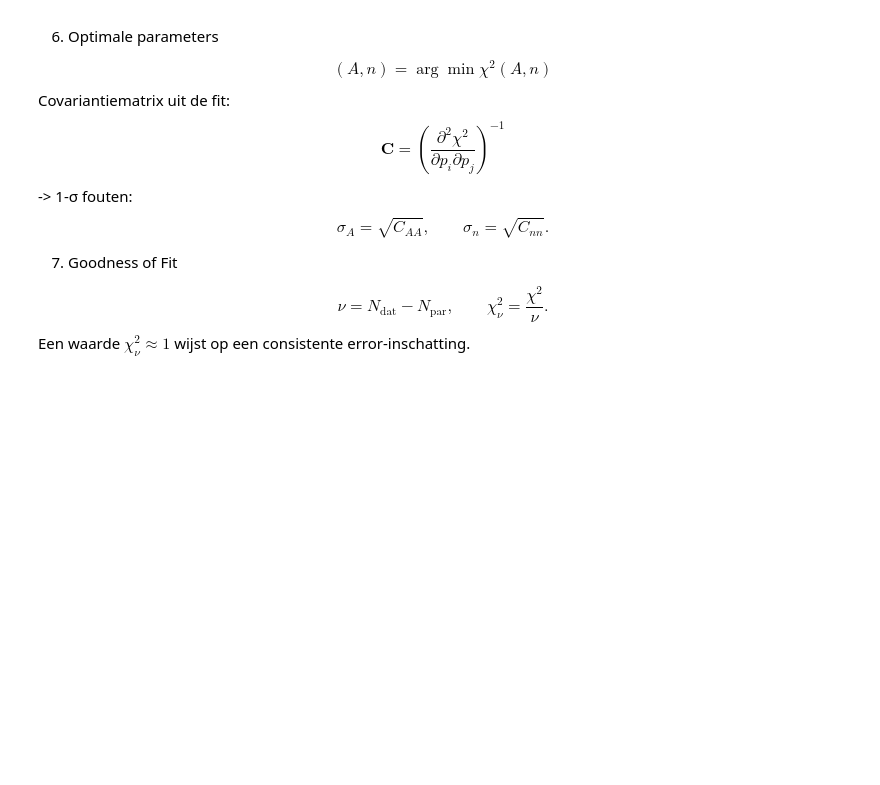
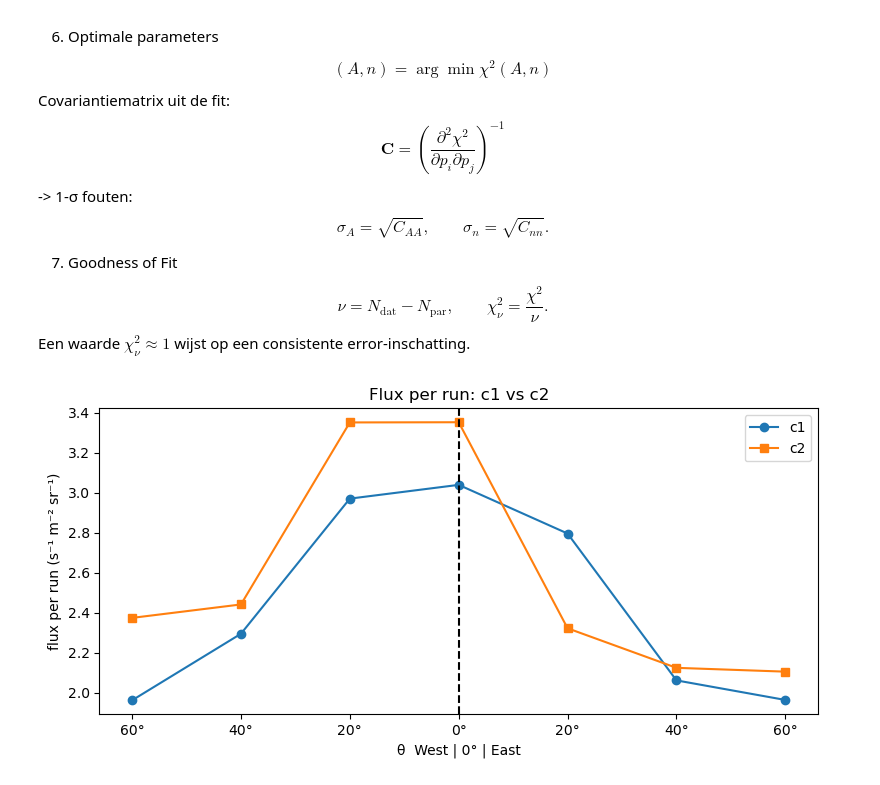
Before and after one commit to sude-larabildirici/2025-Projects_Team-4-Measurement-of-the-Asymmetry-of-the-Cosmic-Muon-Flux, a Jupyter notebook: muon_detector_data_analyse.ipynb, the cells around one changed output. Saved outputs shown, nothing was run; the diff lists cells and outputs as text; code cells hidden in the pictures; blank space fills up the shorter version.

```diff
--- a/muon_detector_data_analyse.ipynb
+++ b/muon_detector_data_analyse.ipynb
@@ -221,3 +242,43 @@ $$
 $$
 Een waarde $\chi^{2}_{\nu}\!\approx 1$ wijst op een consistente
 error‐inschatting.
+# %%
+c1_x, c1_y, c2_x, c2_y = [], [], [], []
+
+for fname in files:
+    if not pathlib.Path(fname).exists():
+        continue
+    parts = fname.split("_")
+    angle = int(parts[1])
+    side  = "E" if "E" in parts else "W" if "W" in parts else "E"
+    pos   = angle if side == "E" else -angle
+
+    header = pd.read_csv(fname, nrows=1)
+    N = int(header["Total coincidences"][0])
+    t = float(header["Total runtime (s)"][0])
+    area  = get_area(angle)
+    solid = get_solid_angle(angle)
+    flux  = N / (t * area * solid)
+
+    if "c1" in fname:
+        c1_x.append(pos); c1_y.append(flux)
+    elif "c2" in fname:
+        c2_x.append(pos); c2_y.append(flux)
+
+c1_order = np.argsort(c1_x)
+c2_order = np.argsort(c2_x)
+
+plt.figure(figsize=(8, 4))
+plt.plot(np.array(c1_x)[c1_order], np.array(c1_y)[c1_order], "o-", label="c1")
+plt.plot(np.array(c2_x)[c2_order], np.array(c2_y)[c2_order], "s-", label="c2")
+plt.axvline(0, color="k", ls="--")
+ticks = sorted(set(c1_x + c2_x))
+plt.xticks(ticks, [f"{abs(v):.0f}°" for v in ticks])
+plt.xlabel("θ  West | 0° | East")
+plt.ylabel("flux per run (s⁻¹ m⁻² sr⁻¹)")
+plt.title("Flux per run: c1 vs c2")
+plt.legend()
+plt.tight_layout()
+plt.show()
+# %% [output]
+[figure, added]
```
Also changed, not shown: parts of 1 cell of this notebook.
